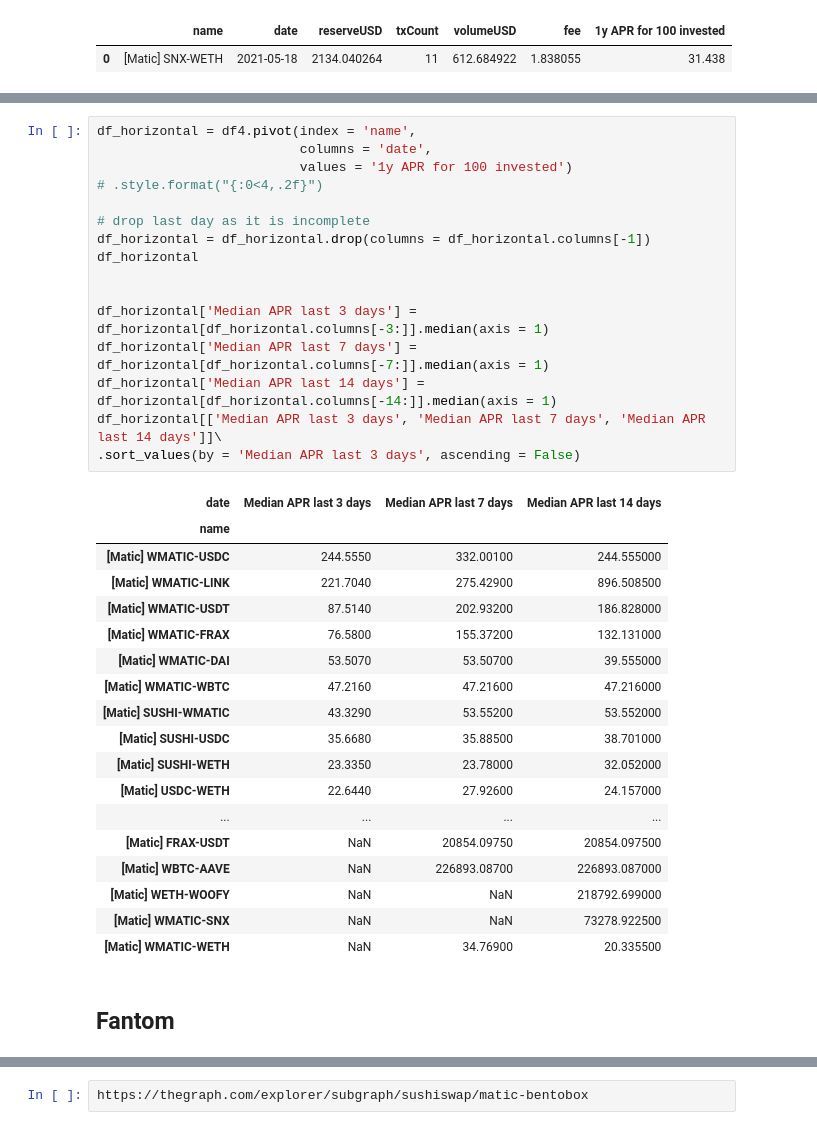
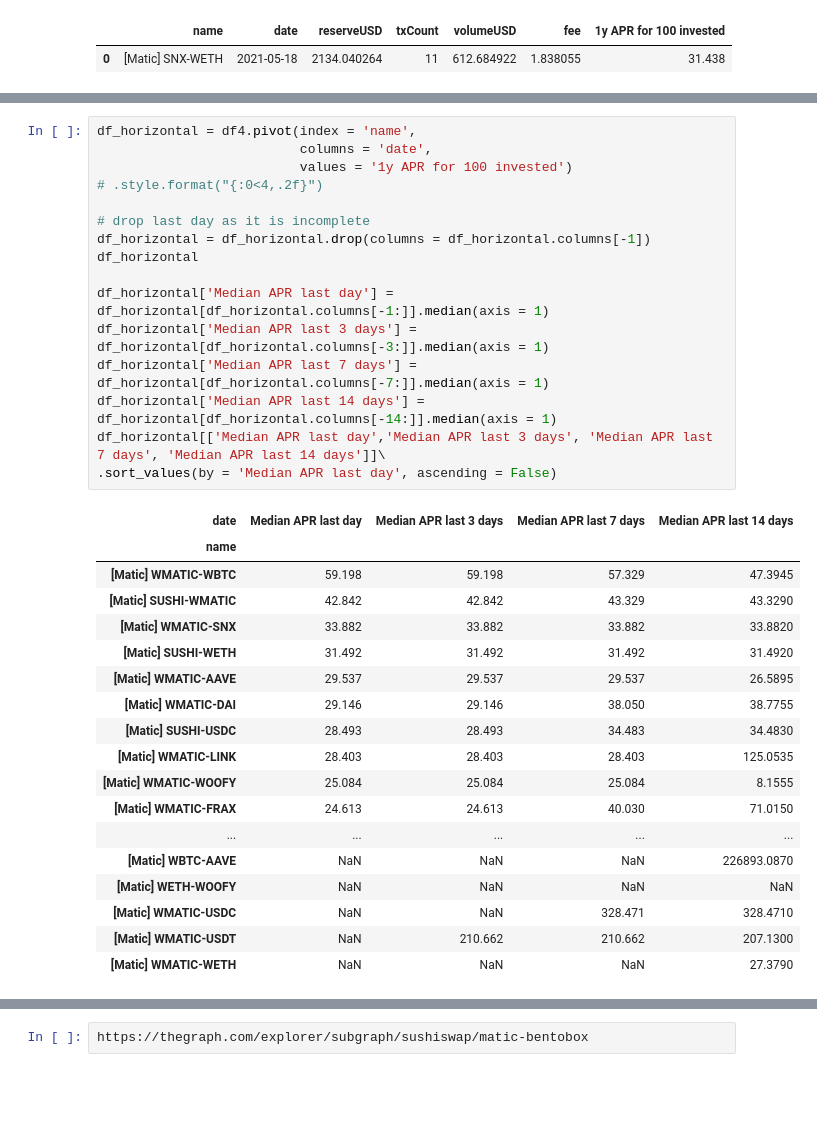
Before and after one commit to ovu-github/sushi-graphql, a Jupyter notebook: Query graph protocol Sushi.ipynb, the cells around one changed output, grey strips where cells are left out. Cells and saved outputs as stored; diff of their text form; blank space fills up the shorter version.

```diff
--- a/Query graph protocol Sushi.ipynb
+++ b/Query graph protocol Sushi.ipynb
@@ -178,37 +186,35 @@ latest_results.style.format({'reserveUSD': "{:0<4,.2f}"})
 # %%
 df_horizontal = df4.pivot(index = 'name',
                           columns = 'date',
                           values = '1y APR for 100 invested')
 # .style.format("{:0<4,.2f}")
 
 # drop last day as it is incomplete
 df_horizontal = df_horizontal.drop(columns = df_horizontal.columns[-1])
 df_horizontal
 
-
+df_horizontal['Median APR last day'] = df_horizontal[df_horizontal.columns[-1:]].median(axis = 1)
 df_horizontal['Median APR last 3 days'] = df_horizontal[df_horizontal.columns[-3:]].median(axis = 1)
 df_horizontal['Median APR last 7 days'] = df_horizontal[df_horizontal.columns[-7:]].median(axis = 1)
 df_horizontal['Median APR last 14 days'] = df_horizontal[df_horizontal.columns[-14:]].median(axis = 1)
-df_horizontal[['Median APR last 3 days', 'Median APR last 7 days', 'Median APR last 14 days']]\
-.sort_values(by = 'Median APR last 3 days', ascending = False)
+df_horizontal[['Median APR last day','Median APR last 3 days', 'Median APR last 7 days', 'Median APR last 14 days']]\
+.sort_values(by = 'Median APR last day', ascending = False)
 # %% [output]
-| date | Median APR last 3 days | Median APR last 7 days | Median APR last 14 days |
-| name |  |  |  |
-| [Matic] WMATIC-USDC | 244.5550 | 332.00100 | 244.555000 |
-| [Matic] WMATIC-LINK | 221.7040 | 275.42900 | 896.508500 |
-| [Matic] WMATIC-USDT | 87.5140 | 202.93200 | 186.828000 |
-| [Matic] WMATIC-FRAX | 76.5800 | 155.37200 | 132.131000 |
-| [Matic] WMATIC-DAI | 53.5070 | 53.50700 | 39.555000 |
-| [Matic] WMATIC-WBTC | 47.2160 | 47.21600 | 47.216000 |
-| [Matic] SUSHI-WMATIC | 43.3290 | 53.55200 | 53.552000 |
-| [Matic] SUSHI-USDC | 35.6680 | 35.88500 | 38.701000 |
-| [Matic] SUSHI-WETH | 23.3350 | 23.78000 | 32.052000 |
-| [Matic] USDC-WETH | 22.6440 | 27.92600 | 24.157000 |
-| ... | ... | ... | ... |
-| [Matic] FRAX-USDT | NaN | 20854.09750 | 20854.097500 |
-| [Matic] WBTC-AAVE | NaN | 226893.08700 | 226893.087000 |
-| [Matic] WETH-WOOFY | NaN | NaN | 218792.699000 |
-| [Matic] WMATIC-SNX | NaN | NaN | 73278.922500 |
-| [Matic] WMATIC-WETH | NaN | 34.76900 | 20.335500 |
+| date | Median APR last day | Median APR last 3 days | Median APR last 7 days | Median APR last 14 days |
+| name |  |  |  |  |
+| [Matic] WMATIC-WBTC | 59.198 | 59.198 | 57.329 | 47.3945 |
+| [Matic] SUSHI-WMATIC | 42.842 | 42.842 | 43.329 | 43.3290 |
+| [Matic] WMATIC-SNX | 33.882 | 33.882 | 33.882 | 33.8820 |
+| [Matic] SUSHI-WETH | 31.492 | 31.492 | 31.492 | 31.4920 |
+| [Matic] WMATIC-AAVE | 29.537 | 29.537 | 29.537 | 26.5895 |
+| [Matic] WMATIC-DAI | 29.146 | 29.146 | 38.050 | 38.7755 |
+| [Matic] SUSHI-USDC | 28.493 | 28.493 | 34.483 | 34.4830 |
+| [Matic] WMATIC-LINK | 28.403 | 28.403 | 28.403 | 125.0535 |
+| [Matic] WMATIC-WOOFY | 25.084 | 25.084 | 25.084 | 8.1555 |
+| [Matic] WMATIC-FRAX | 24.613 | 24.613 | 40.030 | 71.0150 |
+| ... | ... | ... | ... | ... |
+| [Matic] WBTC-AAVE | NaN | NaN | NaN | 226893.0870 |
+| [Matic] WETH-WOOFY | NaN | NaN | NaN | NaN |
+| [Matic] WMATIC-USDC | NaN | NaN | 328.471 | 328.4710 |
+| [Matic] WMATIC-USDT | NaN | 210.662 | 210.662 | 207.1300 |
+| [Matic] WMATIC-WETH | NaN | NaN | NaN | 27.3790 |
-# %% [markdown]
-## Fantom
```
Also changed, not shown: parts of 20 cells of this notebook, 10 other files.
